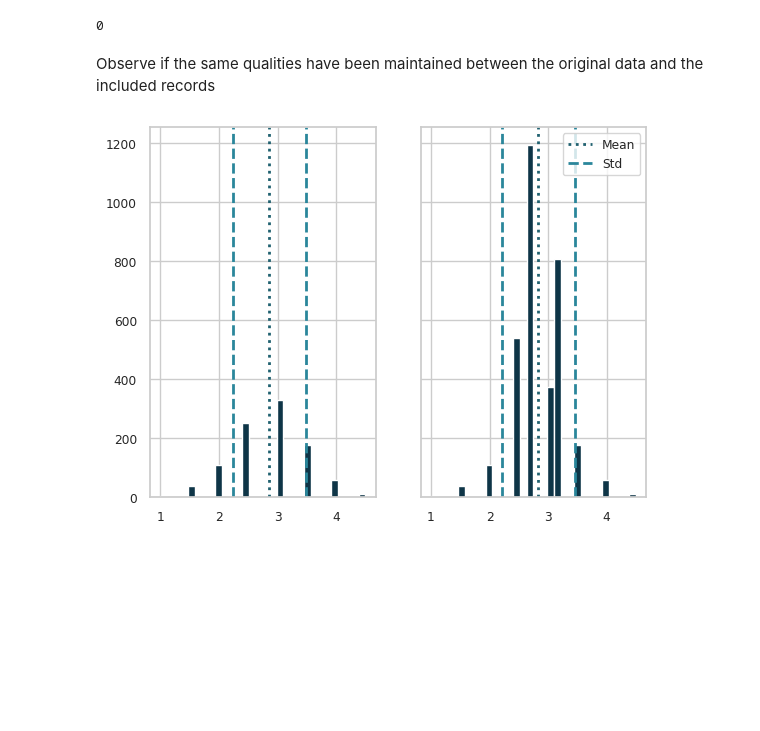
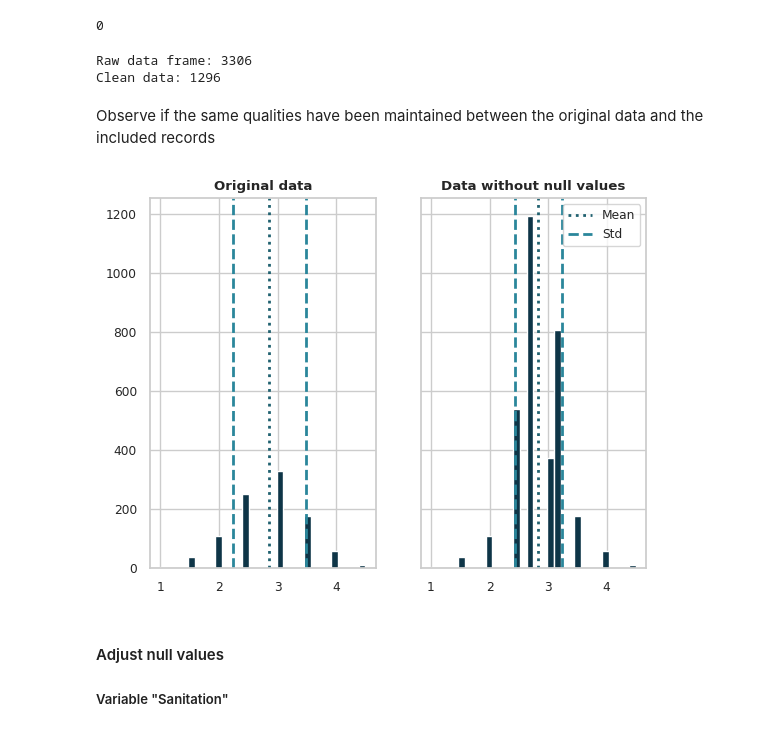
Before and after one commit to William-CCS96/linear_regression_life_expectancy_and_socioeconomic, a Jupyter notebook: notebooks/0.0-linear_regression_life_expectancy_and_socioeconomic-introduction.ipynb, the cells around one changed output. Drawn from its saved outputs; the diff is of its cells as text; code cells hidden in the pictures; blank space fills up the shorter version.

```diff
--- a/notebooks/0.0-linear_regression_life_expectancy_and_socioeconomic-introduction.ipynb
+++ b/notebooks/0.0-linear_regression_life_expectancy_and_socioeconomic-introduction.ipynb
@@ -339,20 +341,38 @@ df_3["Corruption"].fillna(corruption_EU, inplace = True)
 df_3["Corruption"].isnull().sum()
 # %% [output]
 0
+# %%
+def validate_deleted_records(df):
+    df_c = df.copy()
+    df_c = df_c.dropna()
+    print("Raw data frame:", df.shape[0])
+    print("Clean data:", df_c.shape[0])
+
+validate_deleted_records(df = df_3)
+# %% [output]
+Raw data frame: 3306
+Clean data: 1296
 # %% [markdown]
 Observe if the same qualities have been maintained between the original data and the included records
 # %%
-fig, ax = plt.subplots(1, 2, sharey=True)
-ax[0].hist(df["Corruption"], bins=30, color = colors[0])
-ax[0].axvline(df["Corruption"].mean(), color = "#206170", linestyle="dotted", linewidth=2, label="Mean")
-ax[0].axvline(df["Corruption"].mean() - df["Corruption"].std(), color="#2A869B", linestyle="dashed", linewidth=2, label="Std")
-ax[0].axvline(df["Corruption"].mean() + df["Corruption"].std(), color="#2A869B", linestyle="dashed", linewidth=2)
+def fig_plot_data_comparison(var, df_i, df_e):
+    fig, ax = plt.subplots(1, 2, sharey=True)
+    ax[0].hist(df_i[var], bins=30, color = colors[0])
+    ax[0].axvline(df_i[var].mean(), color = "#206170", linestyle="dotted", linewidth=2, label="Mean")
+    ax[0].axvline(df_i[var].mean() - df_i[var].std(), color="#2A869B", linestyle="dashed", linewidth=2, label="Std")
+    ax[0].axvline(df_i[var].mean() + df_i[var].std(), color="#2A869B", linestyle="dashed", linewidth=2)
+    ax[0].set_title("Original data", fontweight='bold')
 
+    ax[1].hist(df_e[var], bins=30, color = colors[0])
+    ax[1].axvline(df_e[var].mean(), color = "#206170", linestyle="dotted", linewidth=2, label="Mean")
+    ax[1].axvline(df_e[var].mean() - df_e[var].std(), color="#2A869B", linestyle="dashed", linewidth=2, label="Std")
+    ax[1].axvline(df_e[var].mean() + df_e[var].std(), color="#2A869B", linestyle="dashed", linewidth=2)
+    ax[1].set_title("Data without null values", fontweight='bold')
+    plt.legend();
 
-ax[1].hist(df_3["Corruption"], bins=30, color = colors[0])
-ax[1].axvline(df_3["Corruption"].mean(), color = "#206170", linestyle="dotted", linewidth=2, label="Mean")
-ax[1].axvline(df_3["Corruption"].mean() - df["Corruption"].std(), color="#2A869B", linestyle="dashed", linewidth=2, label="Std")
-ax[1].axvline(df_3["Corruption"].mean() + df["Corruption"].std(), color="#2A869B", linestyle="dashed", linewidth=2)
-plt.legend();
+fig_plot_data_comparison(var = "Corruption", df_i = df, df_e = df_3)
 # %% [output]
-[figure, old version]
+[figure, new version]
+# %% [markdown]
+#### Adjust null values
+##### Variable "Sanitation"
```
Also changed, not shown: parts of 67 cells of this notebook.
